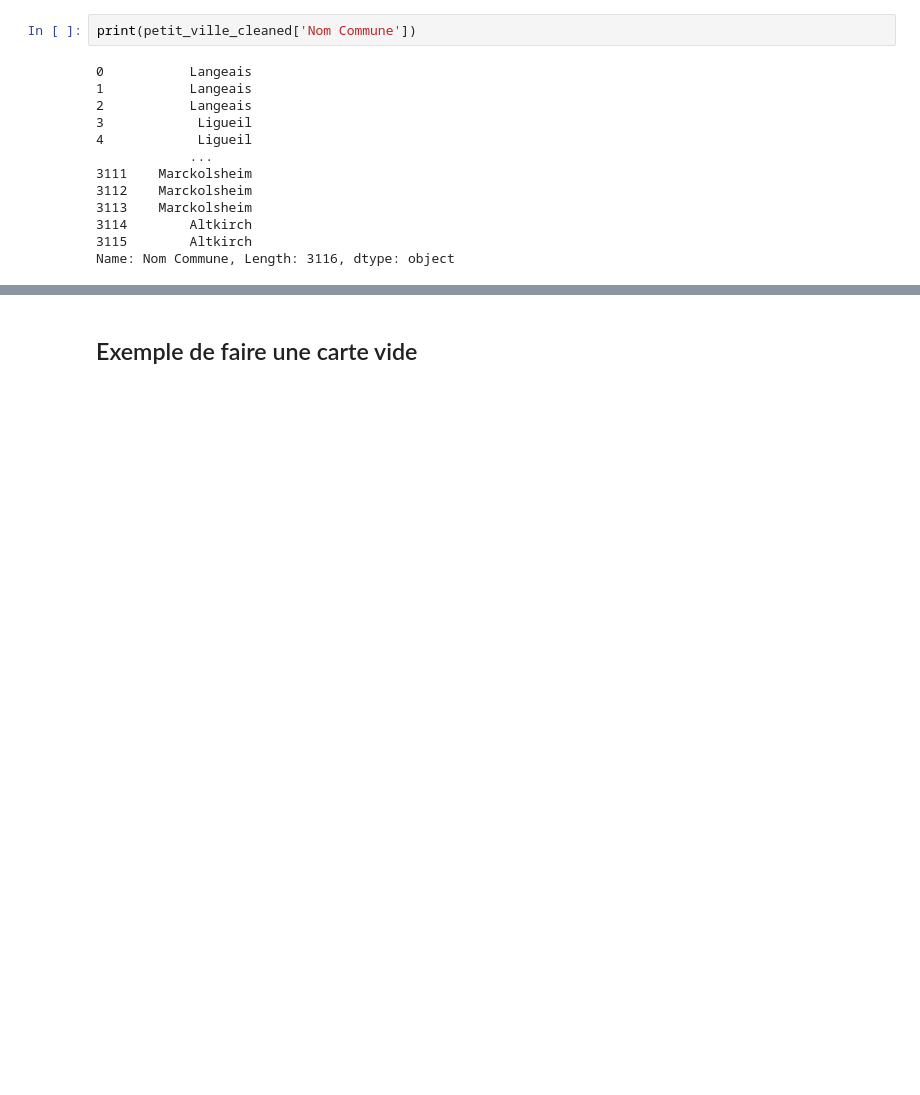
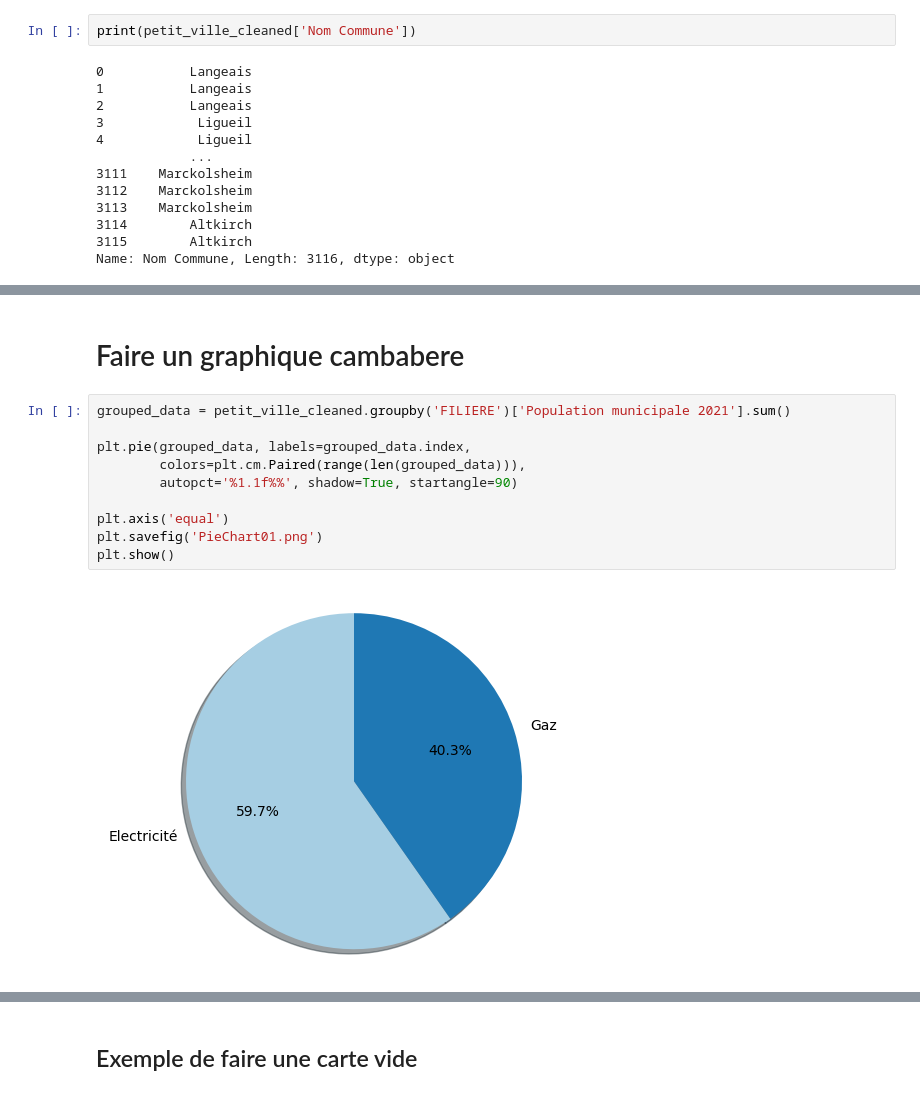
Before and after one commit to khady2708/projet-stage, a Jupyter notebook: etude-ville.ipynb, the cells around one changed output, grey strips where cells are left out. Cells and saved outputs as stored; diff of their text form; blank space fills up the shorter version.

```diff
--- a/etude-ville.ipynb
+++ b/etude-ville.ipynb
@@ -356,0 +423,14 @@ plt.show()
+# %% [markdown]
+# Faire un graphique cambabere
+# %%
+grouped_data = petit_ville_cleaned.groupby('FILIERE')['Population municipale 2021'].sum()
+
+plt.pie(grouped_data, labels=grouped_data.index,
+        colors=plt.cm.Paired(range(len(grouped_data))),
+        autopct='%1.1f%%', shadow=True, startangle=90)
+
+plt.axis('equal')
+plt.savefig('PieChart01.png')
+plt.show()
+# %% [output]
+[figure, added]
```
Also changed, not shown: parts of 12 cells of this notebook.
